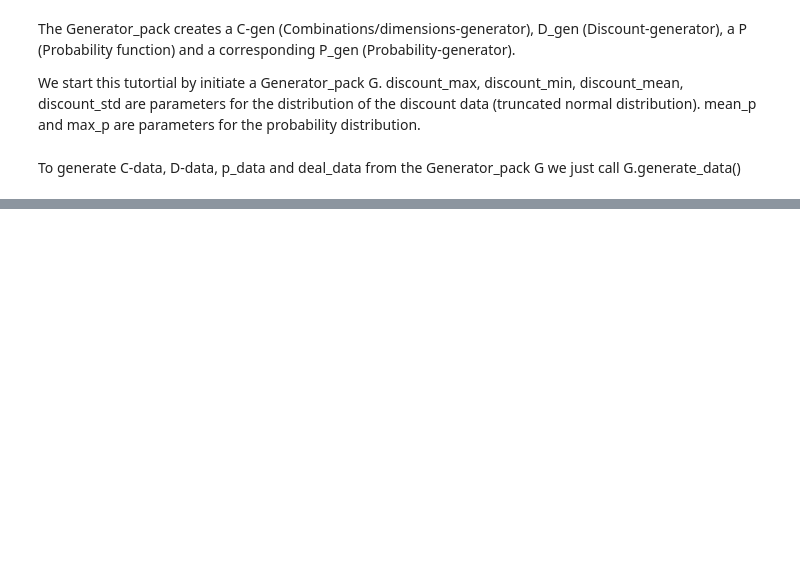
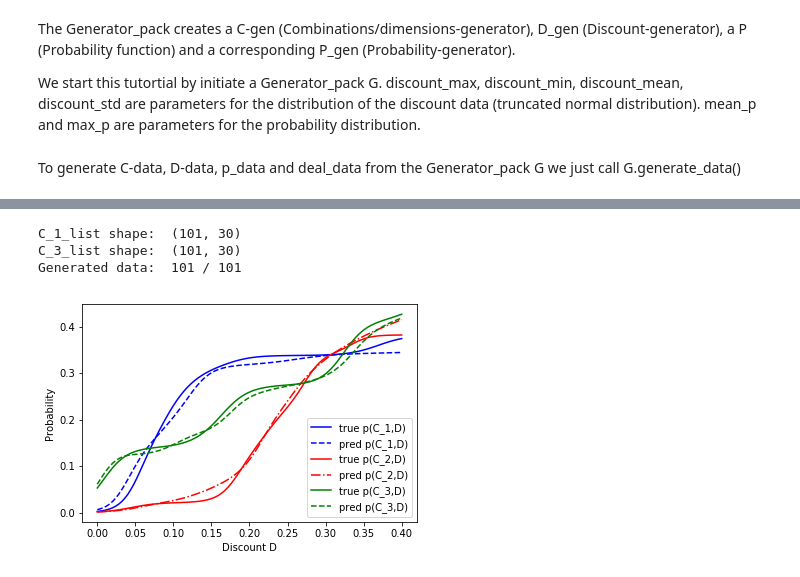
Before and after one commit to mattiasakesson/DataGeneratorPack, a Jupyter notebook: Tacton_MLmodel2.ipynb, the cells around one changed output, grey strips where cells are left out. Drawn from its saved outputs; the diff is of its cells as text; code cells hidden in the pictures; blank space fills up the shorter version.

Commit message:
added MLmodel

```diff
--- a/Tacton_MLmodel2.ipynb
+++ b/Tacton_MLmodel2.ipynb
@@ -53,0 +54,4 @@ tfpl = tfp.layers
+# %%
+C_test, D_test, p_test, deal_test = G.generate_data(copyfunction=lambda: int(np.maximum(0,np.random.normal(100,0.2))))
+#test_data = {'C_test': C_test, "D_test": D_test, "p_test": p_test, "deal_test": deal_test}
+#pickle.dump( test_data, open( "test_data.p", "wb" ) )
@@ -94,2 +98,0 @@ ________________________________________________________________________________
-# %%
-model.fit([D_train,C_train], deal_train, batch_size=100, epochs=3, verbose=True)
@@ -98,0 +105,11 @@ Epoch 1/3
+# %%
+from MLmodel import*
+test_size = 50000
+C_val = C_test[:test_size]
+D_val = D_test[:test_size]
+deal_val = deal_test[:test_size]
+p_val = p_test[:test_size]
+print("true logloss train set: ", np.mean(logloss(deal_train,p_train)))
+print("true logloss test set: ", np.mean(logloss(deal_val,p_val)))
+M = MLmodel(create_model())
+M.train(C_train, D_train, deal_train, C_val, D_val, deal_val, batch_size=10, verbose=1, early_stopping_patience=15)
@@ -98,0 +141,62 @@ Epoch 1/3
+# %%
+
+nr=101
+dl = np.linspace(0,0.4,nr)
+C_1 = one_hot([1,1,1,1,1,1])
+C_1_list = np.tile(np.expand_dims(np.array(C_1),0),(nr,1))
+#p_pred = model([np.expand_dims(dl,1),C_1_list]).mean()
+#p_pred = np.squeeze(p_pred)
+
+
+true_C_1_p = lambda d: np.float64(G.P.base_func(to_scalar([1,1,1,1,1,1]), d))
+true_p = true_C_1_p(dl)
+plt.plot(dl,true_p, c='b', label='true p(C_1,D)')
+
+print("C_1_list shape: ", C_1_list.shape)
+p_pred = M.probability(C_1_list, dl)
+plt.plot(dl,p_pred, c='b', ls='--', label='pred p(C_1,D)')
+#ind1 = np.where(np.array([list(C_) == list(C_1) for C_ in C_train]))
+#plt.scatter(D_train[ind1], p_train[ind1], c ='b',marker='x')
+
+C_2 = [3,2,0,2,6,2]
+C_2oh = one_hot(C_2)
+C_2_list = np.tile(np.expand_dims(np.array(C_2oh),0),(nr,1))
+#p_pred2 = model([np.expand_dims(dl,1),C_2_list]).mean()
+#p_pred2 = np.squeeze(p_pred2)
+true_C_2_p = lambda d: np.float64(G.P.base_func(to_scalar(C_2), d))
+true_p2 = true_C_2_p(dl)
+plt.plot(dl,true_p2, c='r', label='true p(C_2,D)')
+
+p_pred2 =  M.probability(C_2_list, dl)
+plt.plot(dl,p_pred2, c='r', ls='-.', label='pred p(C_2,D)')
+
+
+
+
+
+
+
+C_3 = [0,2,0,1,2,2]
+C_3oh = one_hot(C_3)
+C_3_list = np.tile(np.expand_dims(np.array(C_3oh),0),(nr,1))
+
+print("C_3_list shape: ", C_3_list.shape)
+
+#p_pred3 = model([np.expand_dims(dl,1),C_3_list]).mean()
+#p_pred3 = np.squeeze(p_pred3)
+p_pred3 =  M.probability(C_3_list, dl)
+true_C_3 = G.P.p(C_3_list,dl)
+
+plt.plot(dl,true_C_3, c='g', label='true p(C_3,D)')
+plt.plot(dl,p_pred3, c='g', ls='--', label='pred p(C_3,D)')
+
+plt.xlabel('Discount D')
+plt.ylabel('Probability')
+plt.legend()
+plt.savefig("plotswith")
+plt.show()
+# %% [output]
+C_1_list shape:  (101, 30)
+C_3_list shape:  (101, 30)
+Generated data:  101 / 101
+[figure, added]
```
Also changed, not shown: parts of 20 cells of this notebook, 3 other files.
